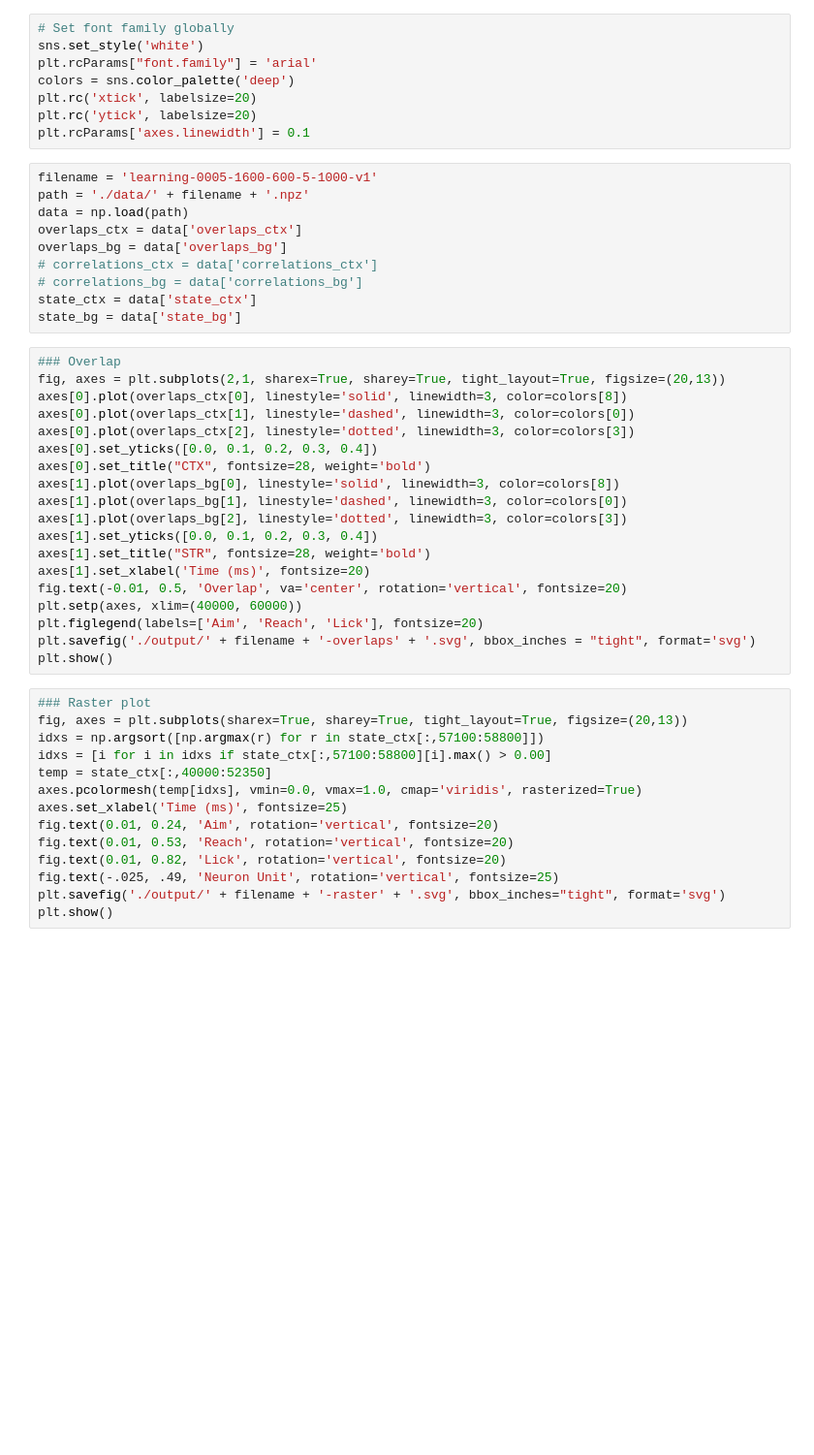
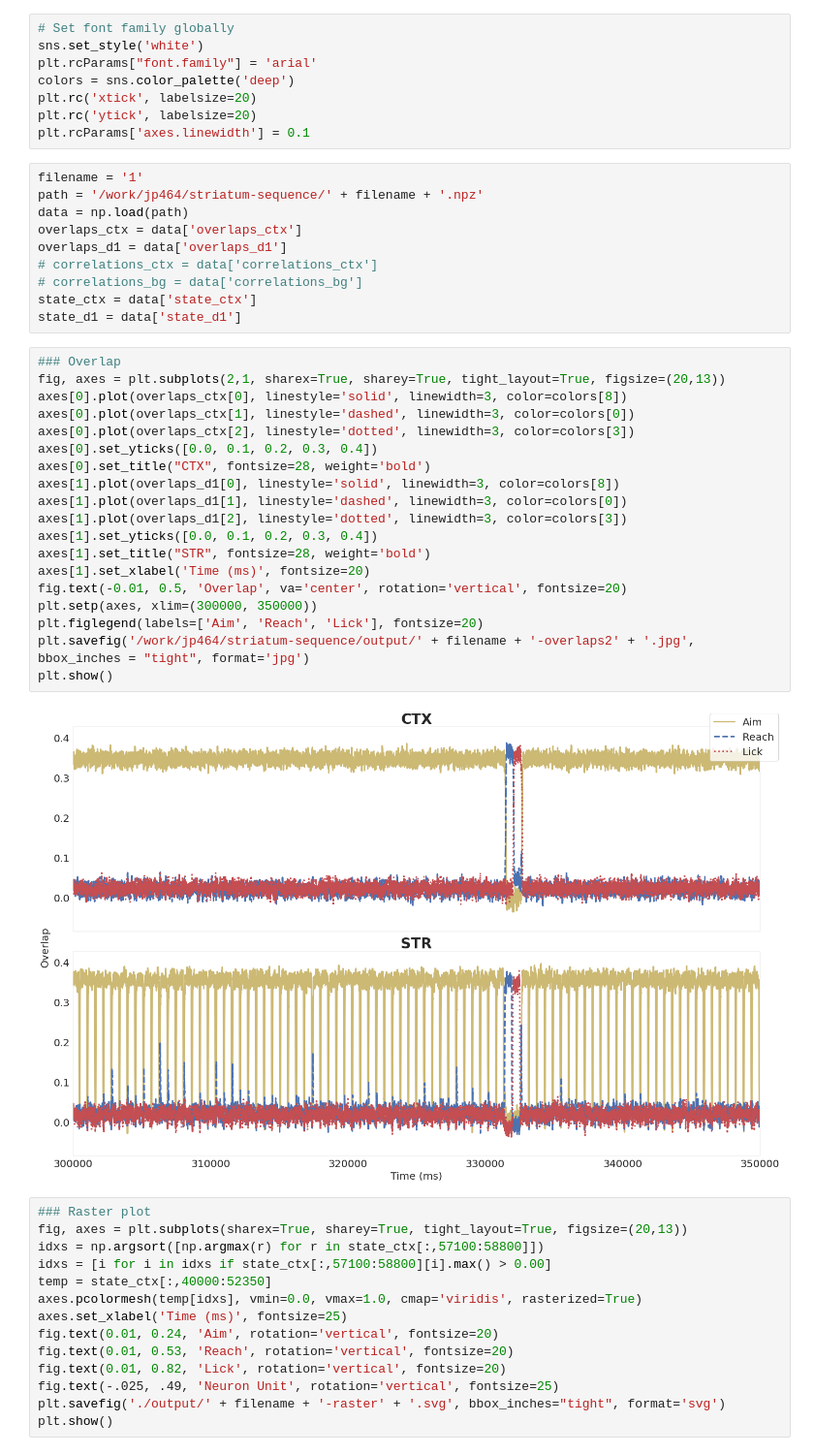
Before and after one commit to jp464/striatal-sequence, a Jupyter notebook: figures/article/1/figure.ipynb, the cells around one changed output. Shown at 97% size. Drawn from its saved outputs; the diff is of its cells as text; blank space fills up the shorter version.

```diff
--- a/figures/article/1/figure.ipynb
+++ b/figures/article/1/figure.ipynb
@@ -18,34 +18,36 @@ plt.rc('xtick', labelsize=20)
 plt.rc('ytick', labelsize=20)
 plt.rcParams['axes.linewidth'] = 0.1
 # %%
-filename = 'learning-0005-1600-600-5-1000-v1'
-path = './data/' + filename + '.npz'
+filename = '1'
+path = '/work/jp464/striatum-sequence/' + filename + '.npz'
 data = np.load(path)
 overlaps_ctx = data['overlaps_ctx']
-overlaps_bg = data['overlaps_bg']
+overlaps_d1 = data['overlaps_d1']
 # correlations_ctx = data['correlations_ctx']
 # correlations_bg = data['correlations_bg']
 state_ctx = data['state_ctx']
-state_bg = data['state_bg']
+state_d1 = data['state_d1']
 # %%
 ### Overlap
 fig, axes = plt.subplots(2,1, sharex=True, sharey=True, tight_layout=True, figsize=(20,13))
 axes[0].plot(overlaps_ctx[0], linestyle='solid', linewidth=3, color=colors[8])
 axes[0].plot(overlaps_ctx[1], linestyle='dashed', linewidth=3, color=colors[0])
 axes[0].plot(overlaps_ctx[2], linestyle='dotted', linewidth=3, color=colors[3])
 axes[0].set_yticks([0.0, 0.1, 0.2, 0.3, 0.4])
 axes[0].set_title("CTX", fontsize=28, weight='bold')
-axes[1].plot(overlaps_bg[0], linestyle='solid', linewidth=3, color=colors[8])
-axes[1].plot(overlaps_bg[1], linestyle='dashed', linewidth=3, color=colors[0])
-axes[1].plot(overlaps_bg[2], linestyle='dotted', linewidth=3, color=colors[3])
+axes[1].plot(overlaps_d1[0], linestyle='solid', linewidth=3, color=colors[8])
+axes[1].plot(overlaps_d1[1], linestyle='dashed', linewidth=3, color=colors[0])
+axes[1].plot(overlaps_d1[2], linestyle='dotted', linewidth=3, color=colors[3])
 axes[1].set_yticks([0.0, 0.1, 0.2, 0.3, 0.4])
 axes[1].set_title("STR", fontsize=28, weight='bold')
 axes[1].set_xlabel('Time (ms)', fontsize=20)
 fig.text(-0.01, 0.5, 'Overlap', va='center', rotation='vertical', fontsize=20)
-plt.setp(axes, xlim=(40000, 60000))
+plt.setp(axes, xlim=(300000, 350000))
 plt.figlegend(labels=['Aim', 'Reach', 'Lick'], fontsize=20)
-plt.savefig('./output/' + filename + '-overlaps' + '.svg', bbox_inches = "tight", format='svg')
+plt.savefig('/work/jp464/striatum-sequence/output/' + filename + '-overlaps2' + '.jpg', bbox_inches = "tight", format='jpg')
 plt.show()
+# %% [output]
+[figure, added]
 # %%
 ### Raster plot
 fig, axes = plt.subplots(sharex=True, sharey=True, tight_layout=True, figsize=(20,13))
```
Also changed, not shown: 6 other files.
